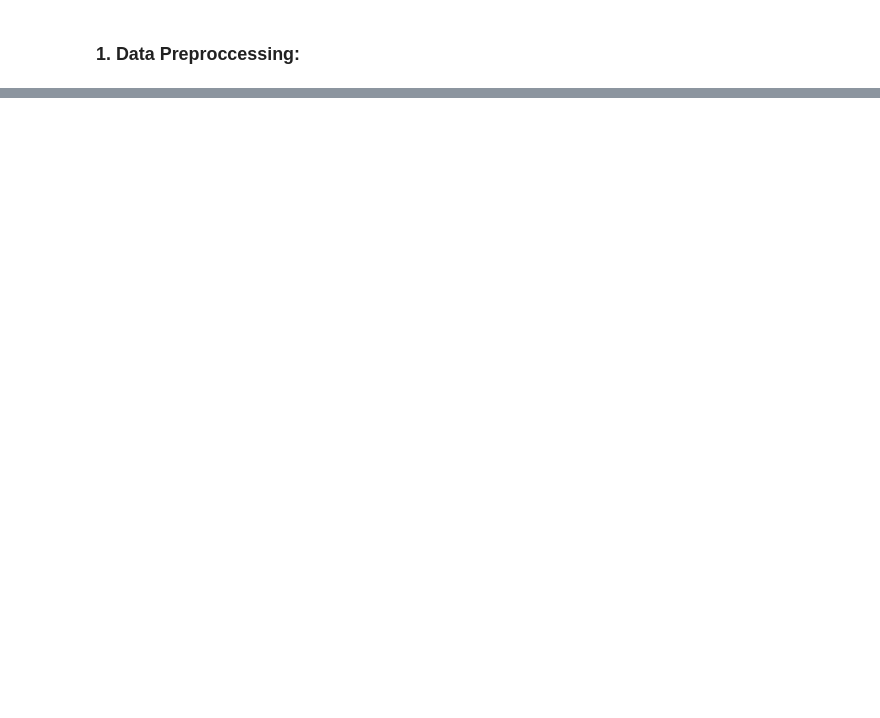
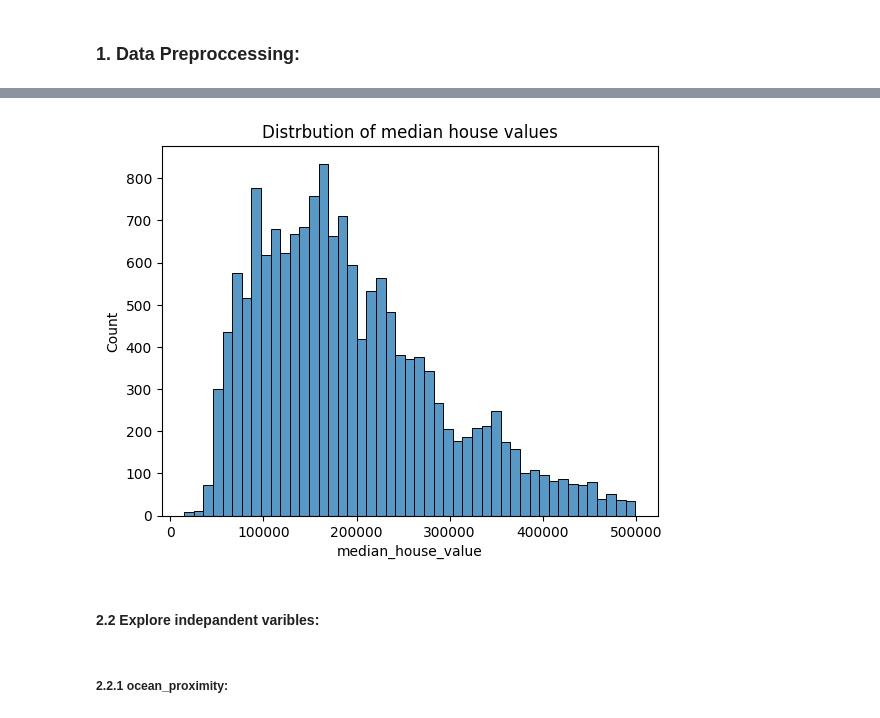
Before and after one commit to AbanoubYounan/Predict-California-Housing-Prices, a Jupyter notebook: notebook.ipynb, the cells around one changed output, grey strips where cells are left out. Cells and saved outputs as stored; diff of their text form; code cells hidden in the pictures; blank space fills up the shorter version.

```diff
--- a/notebook.ipynb
+++ b/notebook.ipynb
@@ -138,0 +195,10 @@ outliers.head()
+# %%
+sns.histplot(df['median_house_value'])
+plt.title('Distrbution of median house values')
+plt.show()
+# %% [output]
+[figure, added]
+# %% [markdown]
+#### 2.2 Explore indepandent varibles:
+# %% [markdown]
+##### 2.2.1 ocean_proximity:
```
Also changed, not shown: parts of 56 cells of this notebook, 2 other files.
